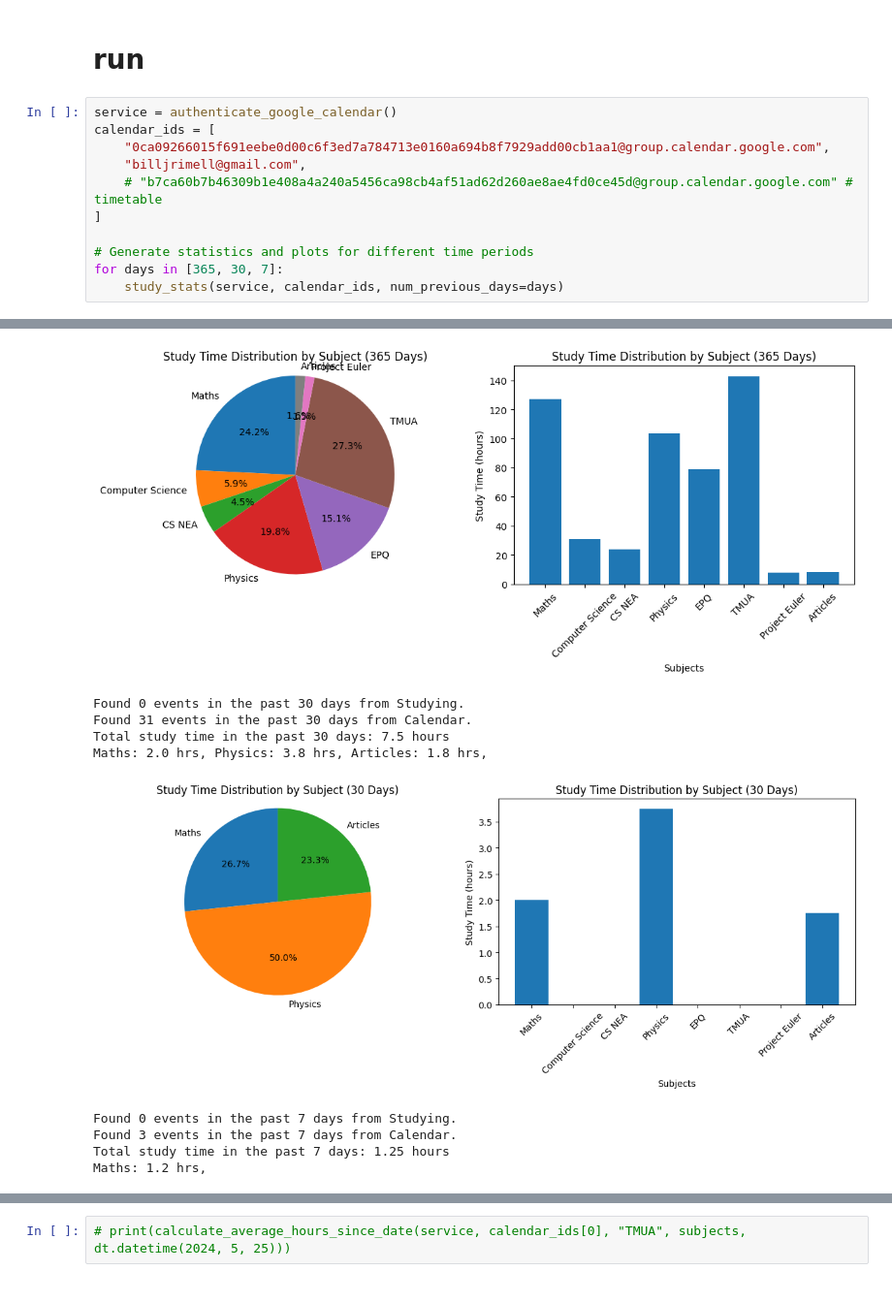
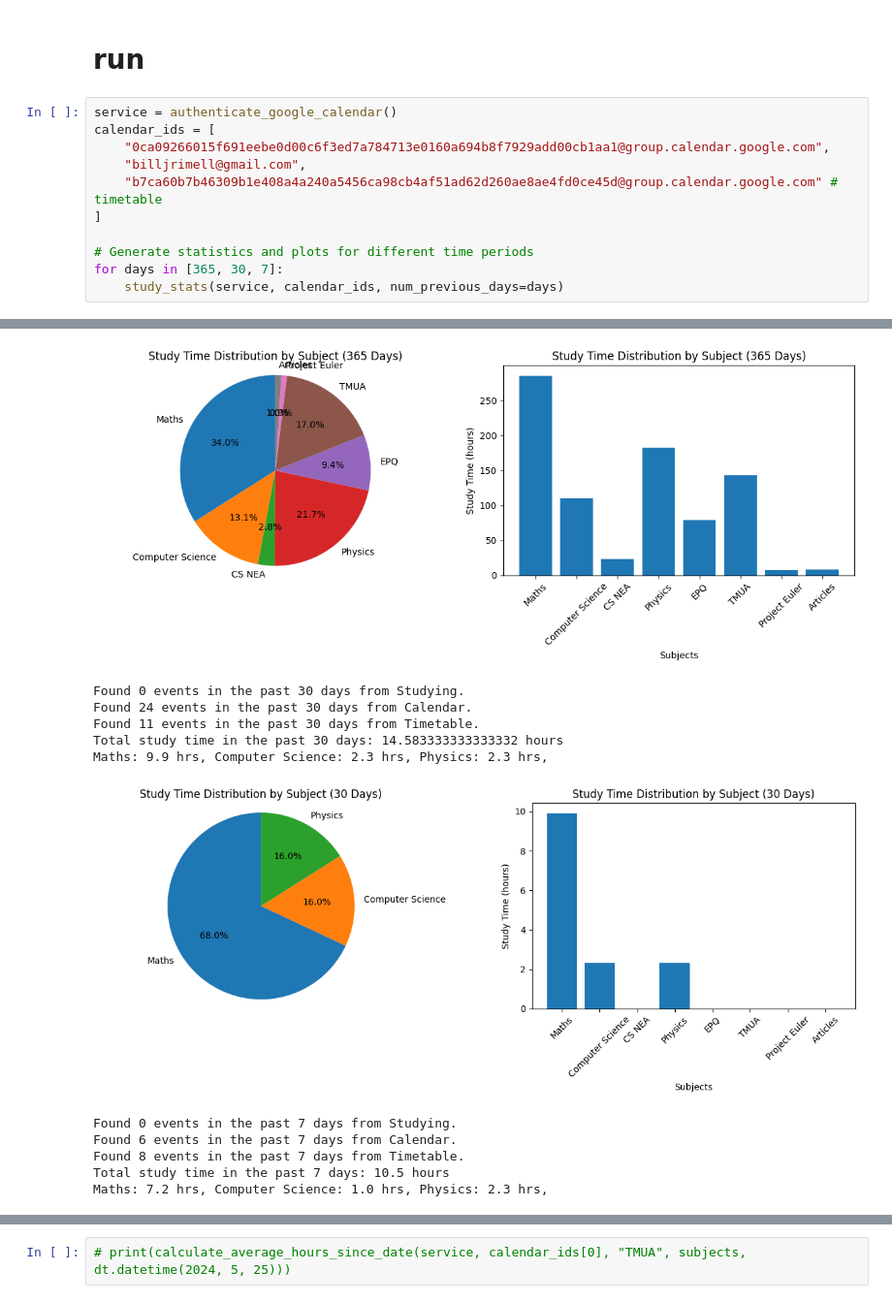
Before and after one commit to brimell/studying, a Jupyter notebook: study_stats.ipynb, the cells around one changed output, grey strips where cells are left out. Shown at 97% size. Cells and saved outputs as stored; diff of their text form.

```diff
--- a/study_stats.ipynb
+++ b/study_stats.ipynb
@@ -517,7 +519,7 @@ service = authenticate_google_calendar()
 calendar_ids = [
     "0ca09266015f691eebe0d00c6f3ed7a784713e0160a694b8f7929add00cb1aa1@group.calendar.google.com",
     "billjrimell@gmail.com",
-    # "b7ca60b7b46309b1e408a4a240a5456ca98cb4af51ad62d260ae8ae4fd0ce45d@group.calendar.google.com" # timetable
+    "b7ca60b7b46309b1e408a4a240a5456ca98cb4af51ad62d260ae8ae4fd0ce45d@group.calendar.google.com" # timetable
 ]
 
 # Generate statistics and plots for different time periods
@@ -531,10 +534,12 @@ Maths: 126.8 hrs, Computer Science: 31.1 hrs, CS NEA: 23.8 hrs, Physics: 103.4 h
-[figure, old version]
+[figure, new version]
 Found 0 events in the past 30 days from Studying.
-Found 31 events in the past 30 days from Calendar.
-Total study time in the past 30 days: 7.5 hours
-Maths: 2.0 hrs, Physics: 3.8 hrs, Articles: 1.8 hrs,
+Found 24 events in the past 30 days from Calendar.
+Found 11 events in the past 30 days from Timetable.
+Total study time in the past 30 days: 14.583333333333332 hours
+Maths: 9.9 hrs, Computer Science: 2.3 hrs, Physics: 2.3 hrs,
-[figure, old version]
+[figure, new version]
 Found 0 events in the past 7 days from Studying.
-Found 3 events in the past 7 days from Calendar.
-Total study time in the past 7 days: 1.25 hours
-Maths: 1.2 hrs,
+Found 6 events in the past 7 days from Calendar.
+Found 8 events in the past 7 days from Timetable.
+Total study time in the past 7 days: 10.5 hours
+Maths: 7.2 hrs, Computer Science: 1.0 hrs, Physics: 2.3 hrs,
```
Also changed, not shown: parts of 4 cells of this notebook.
